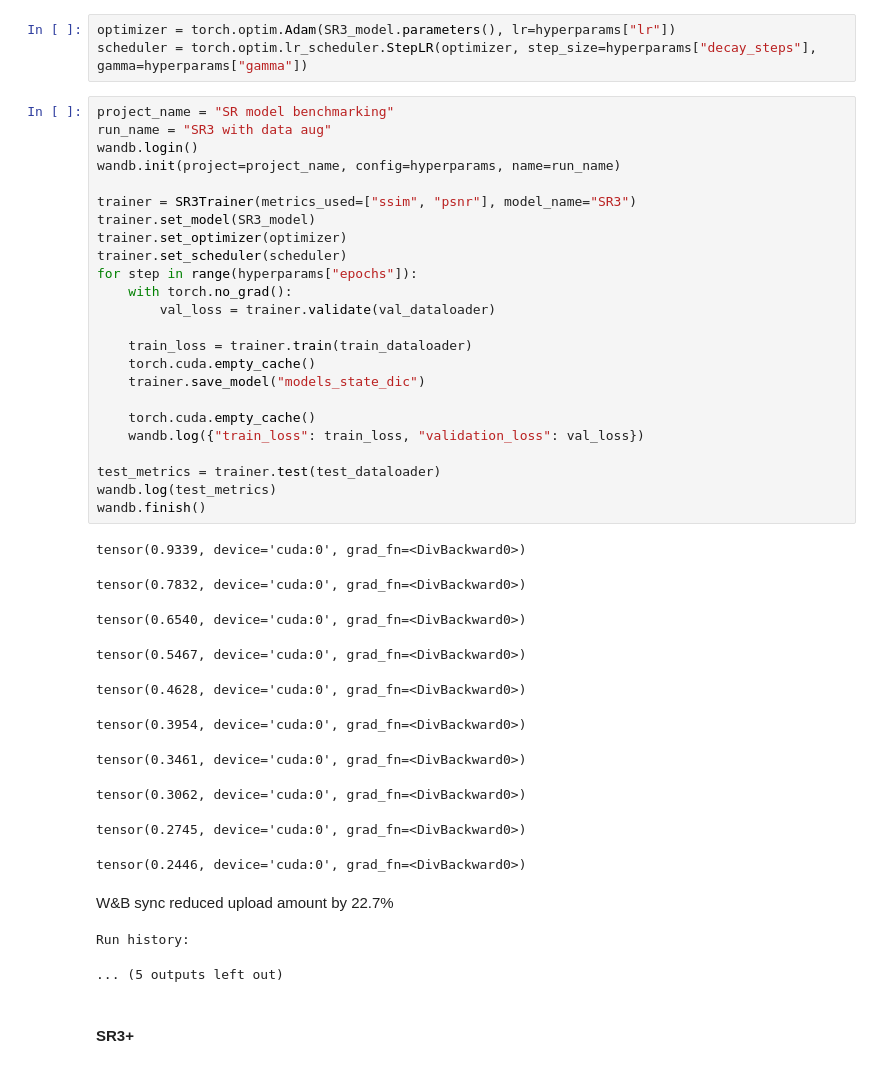
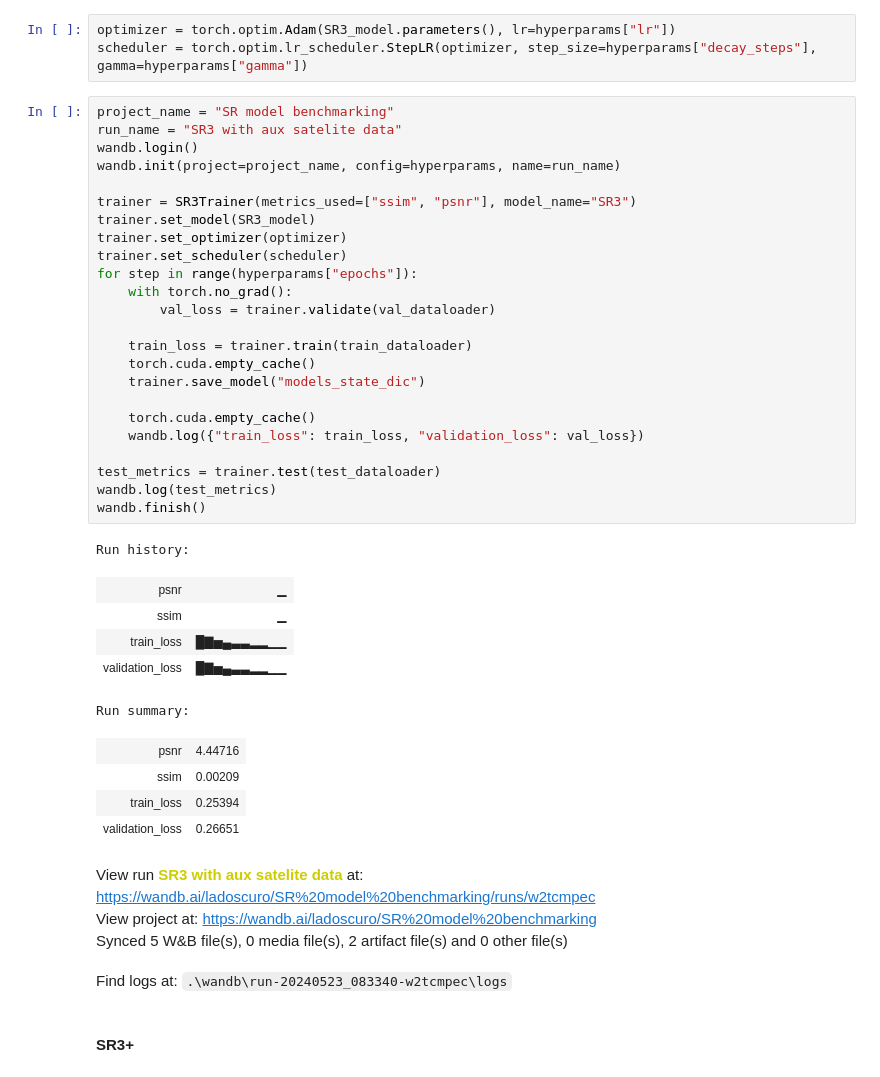
Before and after one commit to Descalabreitor/Satelite-Superresolution-diffusion, a Jupyter notebook: experiments.ipynb, the cells around one changed output. Cells and saved outputs as stored; diff of their text form.

```diff
--- a/experiments.ipynb
+++ b/experiments.ipynb
@@ -158,42 +156,43 @@ optimizer = torch.optim.Adam(SR3_model.parameters(), lr=hyperparams["lr"])
 scheduler = torch.optim.lr_scheduler.StepLR(optimizer, step_size=hyperparams["decay_steps"], gamma=hyperparams["gamma"])
 # %%
 project_name = "SR model benchmarking"
-run_name = "SR3 with data aug"
+run_name = "SR3 with aux satelite data"
 wandb.login()
 wandb.init(project=project_name, config=hyperparams, name=run_name)
 
 trainer = SR3Trainer(metrics_used=["ssim", "psnr"], model_name="SR3")
 trainer.set_model(SR3_model)
 trainer.set_optimizer(optimizer)
 trainer.set_scheduler(scheduler)
 for step in range(hyperparams["epochs"]):
     with torch.no_grad():
         val_loss = trainer.validate(val_dataloader)
 
     train_loss = trainer.train(train_dataloader)
     torch.cuda.empty_cache()
     trainer.save_model("models_state_dic")
 
     torch.cuda.empty_cache()
     wandb.log({"train_loss": train_loss, "validation_loss": val_loss})
 
 test_metrics = trainer.test(test_dataloader)
 wandb.log(test_metrics)
 wandb.finish()
 # %% [output]
-tensor(0.9339, device='cuda:0', grad_fn=<DivBackward0>)
+Run history:
+| psnr | ▁ |
+| ssim | ▁ |
+| train_loss | █▇▅▄▃▃▂▂▁▁ |
+| validation_loss | █▇▅▄▃▃▂▂▁▁ |
-tensor(0.7832, device='cuda:0', grad_fn=<DivBackward0>)
+Run summary:
-tensor(0.6540, device='cuda:0', grad_fn=<DivBackward0>)
-tensor(0.5467, device='cuda:0', grad_fn=<DivBackward0>)
-tensor(0.4628, device='cuda:0', grad_fn=<DivBackward0>)
-tensor(0.3954, device='cuda:0', grad_fn=<DivBackward0>)
-tensor(0.3461, device='cuda:0', grad_fn=<DivBackward0>)
-tensor(0.3062, device='cuda:0', grad_fn=<DivBackward0>)
-tensor(0.2745, device='cuda:0', grad_fn=<DivBackward0>)
-tensor(0.2446, device='cuda:0', grad_fn=<DivBackward0>)
+| psnr | 4.44716 |
+| ssim | 0.00209 |
+| train_loss | 0.25394 |
+| validation_loss | 0.26651 |
-W&B sync reduced upload amount by 22.7%
+View run SR3 with aux satelite data at: https://wandb.ai/ladoscuro/SR%20model%20benchmarking/runs/w2tcmpec
+View project at: https://wandb.ai/ladoscuro/SR%20model%20benchmarking
+Synced 5 W&B file(s), 0 media file(s), 2 artifact file(s) and 0 other file(s)
-Run history:
-... (5 outputs left out)
+Find logs at: .\wandb\run-20240523_083340-w2tcmpec\logs
 # %% [markdown]
 #### SR3+
 # %%
```
Also changed, not shown: parts of 4 cells of this notebook, 1 other file.
